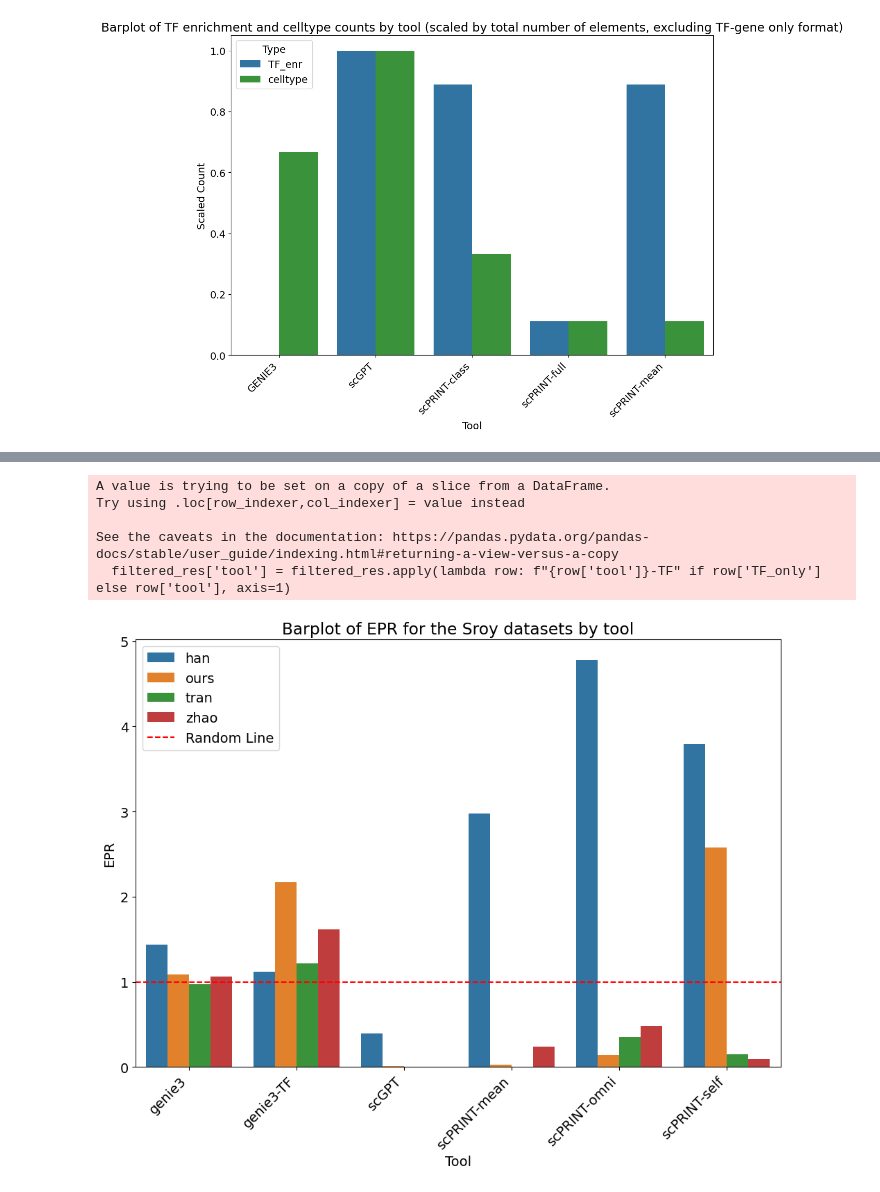
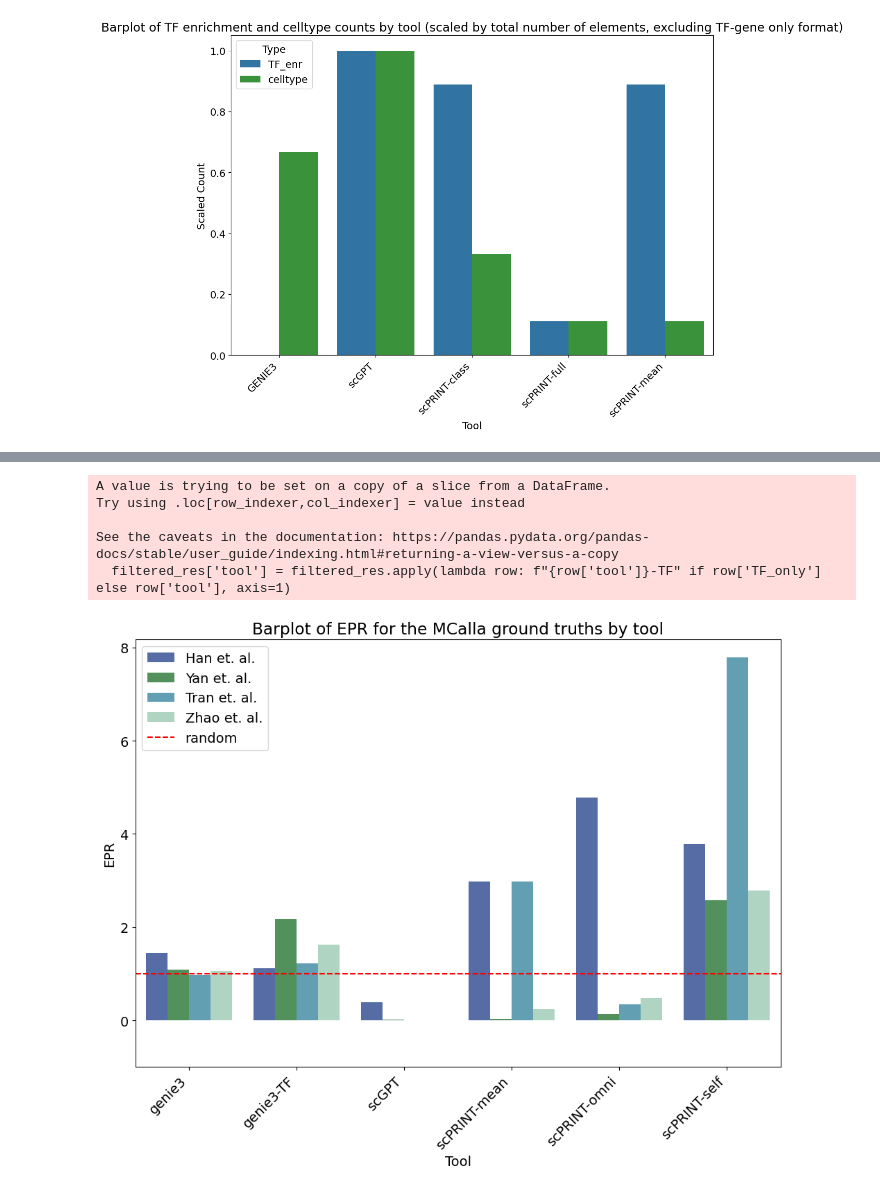
Before and after one commit to jkobject/scPRINT, a Jupyter notebook: figures/plot_results.ipynb, the cells around one changed output, grey strips where cells are left out. Cells and saved outputs as stored; diff of their text form; code cells hidden in the pictures.

```diff
--- a/figures/plot_results.ipynb
+++ b/figures/plot_results.ipynb
@@ -218,2 +218,2 @@ res
-# %%
-res['name'] = res['name'].replace({'mine':'ours'})
+# %%
+res['AUPRC'] = res['AUPRC'] - res['RAND']
@@ -220,33 +240,37 @@ res['name'] = res['name'].replace({'mine':'ours'})
 # %%
-filtered_res = res[res['name'].isin(['han','ours','tran', 'zhao'])]
+filtered_res = res[~(res['name'].str.contains('ChIP') | res['name'].str.contains('KO'))]
 
 filtered_res['tool'] = filtered_res.apply(lambda row: f"{row['tool']}-TF" if row['TF_only'] else row['tool'], axis=1)
 filtered_res = filtered_res.rename(columns={'name': "dataset"})
 
 filtered_res = filtered_res.pivot(index='tool', columns='dataset', values='EPR').reset_index()
 
 plt.figure(figsize=(12, 8))
-bar_plot = sns.barplot(x='tool', y='value', hue='dataset', data=filtered_res.melt(id_vars='tool', value_name='value'))
+order = ['Han et. al.', 'Yan et. al.', 'Tran et. al.', 'Zhao et. al.']
+
+bar_plot = sns.barplot(x='tool', y='value', hue='dataset', data=filtered_res.melt(id_vars='tool', value_name='value'), hue_order=order, palette=['#4867B1', '#479B55', '#54A6C1', '#A9DAC2'])
 
 # Add the random line at y=1
 plt.axhline(y=1, color='r', linestyle='--', label='random')
 
 # Set the title and labels of the plot
-bar_plot.set_title('Barplot of EPR for the Sroy datasets by tool')
+bar_plot.set_title('Barplot of EPR for the MCalla ground truths by tool')
 bar_plot.set_xlabel('Tool')
 bar_plot.set_ylabel('EPR')
+bar_plot.set(ylim=(-1, None))
+
 
 # Rotate the x labels for better readability
 plt.xticks(rotation=45, ha='right')
 
 # Show the plot
 plt.legend()
 plt.show()
 # %% [output]
 A value is trying to be set on a copy of a slice from a DataFrame.
 Try using .loc[row_indexer,col_indexer] = value instead
 
 See the caveats in the documentation: https://pandas.pydata.org/pandas-docs/stable/user_guide/indexing.html#returning-a-view-versus-a-copy
   filtered_res['tool'] = filtered_res.apply(lambda row: f"{row['tool']}-TF" if row['TF_only'] else row['tool'], axis=1)
-[figure, old version]
+[figure, new version]
 # %%
```
Also changed, not shown: parts of 3 cells of this notebook, 15 other files.
